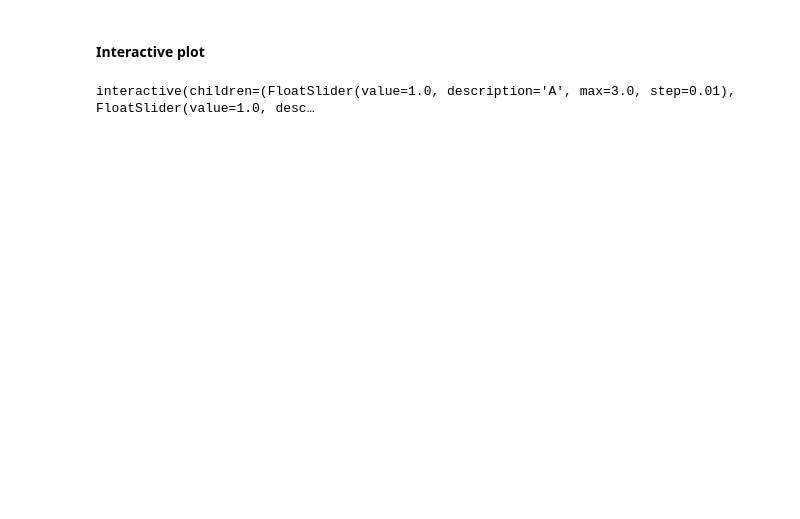
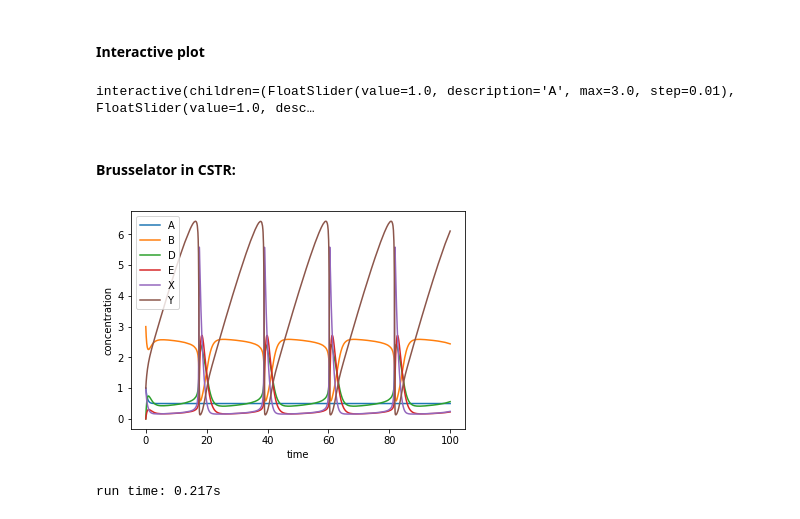
Before and after one commit to dorox/react, a Jupyter notebook: notebooks/Chemistry_Brusselator.ipynb, the cells around one changed output. Drawn from its saved outputs; the diff is of its cells as text; code cells hidden in the pictures; blank space fills up the shorter version.

Commit message:
brusselator: added new examples

```diff
--- a/notebooks/Chemistry_Brusselator.ipynb
+++ b/notebooks/Chemistry_Brusselator.ipynb
@@ -96,3 +97,19 @@ def f(A=(0,3,0.01),B=(0,3,0.01)):
     #p.plot(chem.solution['X'], chem.solution['Y'])
 # %% [output]
 interactive(children=(FloatSlider(value=1.0, description='A', max=3.0, step=0.01), FloatSlider(value=1.0, desc…
+# %% [markdown]
+#### Brusselator in CSTR:
+# %%
+r1 = models.CSTR()
+c1 = models.Chemistry()
+c1.reaction('A=>X')
+c1.reaction('2X+Y=>3X')
+c1.reaction('B+X=>Y+D')
+c1.reaction('X=>E')
+r1.chemistry = c1
+r1.inlet(A=1, B=3, X=1, Y=1)
+r1.q=np.array((1,1,1,1,0,0))
+r1.run()
+# %% [output]
+[figure, added]
+run time: 0.217s
```
Also changed, not shown: parts of 9 cells of this notebook, 2 other files.
